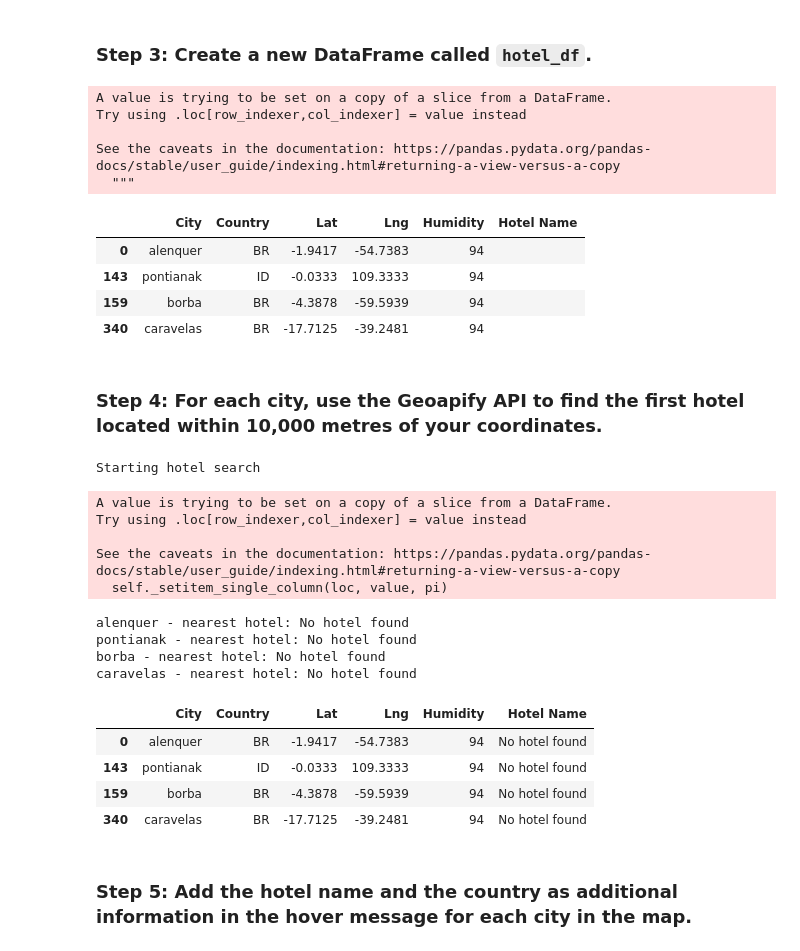
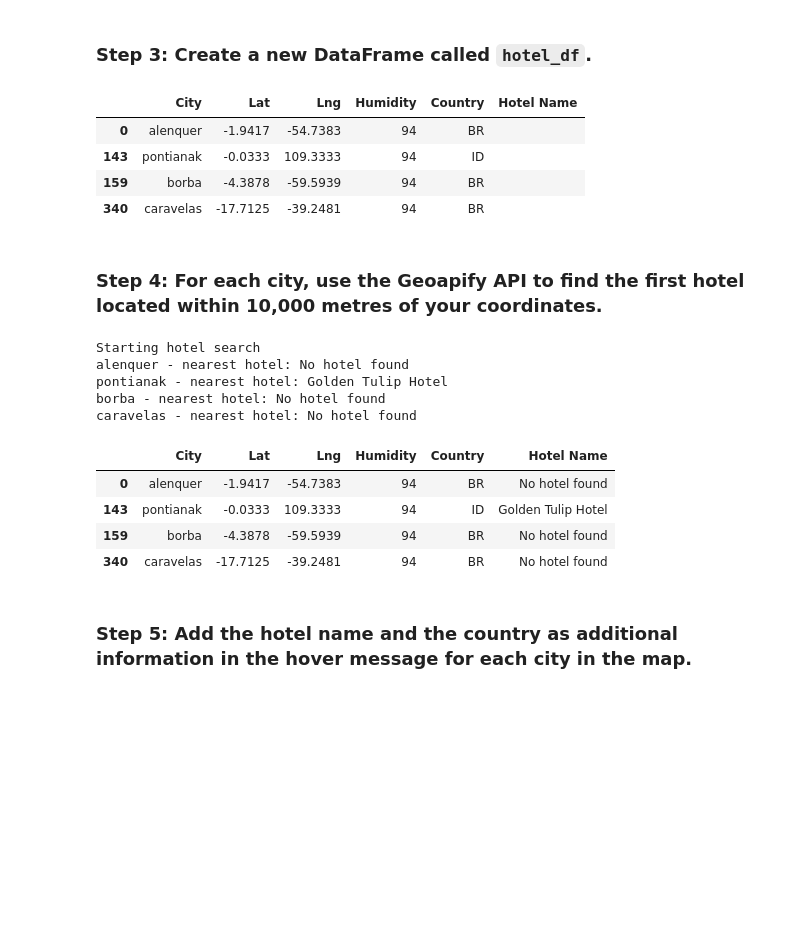
Before and after one commit to Marissag21/python-api-challenge, a Jupyter notebook: VacationPy/VacationPy.ipynb, the cells around one changed output. Cells and saved outputs as stored; diff of their text form; code cells hidden in the pictures; blank space fills up the shorter version.

```diff
--- a/VacationPy/VacationPy.ipynb
+++ b/VacationPy/VacationPy.ipynb
@@ -79,23 +79,18 @@ ideal_temp_df.dropna()
 ### Step 3: Create a new DataFrame called `hotel_df`.
 # %%
 # Use the Pandas copy function to create DataFrame called hotel_df to store the city, country, coordinates, and humidity
-hotel_df = ideal_temp_df[["City", "Country", "Lat", "Lng", "Humidity"]]
+hotel_df = ideal_temp_df.iloc[:, [1,2,3,5,8]].copy()
 
 # Add an empty column, "Hotel Name," to the DataFrame so you can store the hotel found using the Geoapify API
 hotel_df["Hotel Name"] = ""
 # Display sample data
 hotel_df.head()
 # %% [output]
-A value is trying to be set on a copy of a slice from a DataFrame.
-Try using .loc[row_indexer,col_indexer] = value instead
-
-See the caveats in the documentation: https://pandas.pydata.org/pandas-docs/stable/user_guide/indexing.html#returning-a-view-versus-a-copy
-  """
-|  | City | Country | Lat | Lng | Humidity | Hotel Name |
-| 0 | alenquer | BR | -1.9417 | -54.7383 | 94 |  |
-| 143 | pontianak | ID | -0.0333 | 109.3333 | 94 |  |
-| 159 | borba | BR | -4.3878 | -59.5939 | 94 |  |
-| 340 | caravelas | BR | -17.7125 | -39.2481 | 94 |  |
+|  | City | Lat | Lng | Humidity | Country | Hotel Name |
+| 0 | alenquer | -1.9417 | -54.7383 | 94 | BR |  |
+| 143 | pontianak | -0.0333 | 109.3333 | 94 | ID |  |
+| 159 | borba | -4.3878 | -59.5939 | 94 | BR |  |
+| 340 | caravelas | -17.7125 | -39.2481 | 94 | BR |  |
 # %% [markdown]
 ### Step 4: For each city, use the Geoapify API to find the first hotel located within 10,000 metres of your coordinates.
 # %%
@@ -107,6 +102,7 @@ distance = 10000
 params = {
     "limit":limit,
     "distance":distance,
+    "categories":"accommodation.hotel",
     "apiKey":geoapify_key
 }
 
@@ -121,46 +117,41 @@ for index, row in hotel_df.iterrows():
 
 
     # Add filter and bias parameters with the current city's latitude and longitude to the params dictionary
     params["filter"] = f"circle:{lng},{lat},{radius}"
     params["bias"] = f"proximity:{lng},{lat}"
 
     # Set base URL
     base_url = "https://api.geoapify.com/v2/places"
 
 
     # Make and API request using the params dictionaty
     name_address = requests.get(base_url, params=params)
 
     # Convert the API response to JSON format
     name_address = name_address.json()
 
     # Grab the first hotel from the results and store the name in the hotel_df DataFrame
     try:
         hotel_df.loc[index, "Hotel Name"] = name_address["features"][0]["properties"]["name"]
     except (KeyError, IndexError):
         # If no hotel is found, set the hotel name as "No hotel found".
         hotel_df.loc[index, "Hotel Name"] = "No hotel found"
 
     # Log the search results
     print(f"{hotel_df.loc[index, 'City']} - nearest hotel: {hotel_df.loc[index, 'Hotel Name']}")
 
 # Display sample data
 hotel_df
 # %% [output]
 Starting hotel search
+alenquer - nearest hotel: No hotel found
+pontianak - nearest hotel: Golden Tulip Hotel
+borba - nearest hotel: No hotel found
+caravelas - nearest hotel: No hotel found
-A value is trying to be set on a copy of a slice from a DataFrame.
-Try using .loc[row_indexer,col_indexer] = value instead
-
-See the caveats in the documentation: https://pandas.pydata.org/pandas-docs/stable/user_guide/indexing.html#returning-a-view-versus-a-copy
-  self._setitem_single_column(loc, value, pi)
-alenquer - nearest hotel: No hotel found
-pontianak - nearest hotel: No hotel found
-borba - nearest hotel: No hotel found
-caravelas - nearest hotel: No hotel found
-|  | City | Country | Lat | Lng | Humidity | Hotel Name |
-| 0 | alenquer | BR | -1.9417 | -54.7383 | 94 | No hotel found |
-| 143 | pontianak | ID | -0.0333 | 109.3333 | 94 | No hotel found |
-| 159 | borba | BR | -4.3878 | -59.5939 | 94 | No hotel found |
-| 340 | caravelas | BR | -17.7125 | -39.2481 | 94 | No hotel found |
+|  | City | Lat | Lng | Humidity | Country | Hotel Name |
+| 0 | alenquer | -1.9417 | -54.7383 | 94 | BR | No hotel found |
+| 143 | pontianak | -0.0333 | 109.3333 | 94 | ID | Golden Tulip Hotel |
+| 159 | borba | -4.3878 | -59.5939 | 94 | BR | No hotel found |
+| 340 | caravelas | -17.7125 | -39.2481 | 94 | BR | No hotel found |
 # %% [markdown]
 ### Step 5: Add the hotel name and the country as additional information in the hover message for each city in the map.
```
Also changed, not shown: parts of 2 cells of this notebook, 2 other files.
